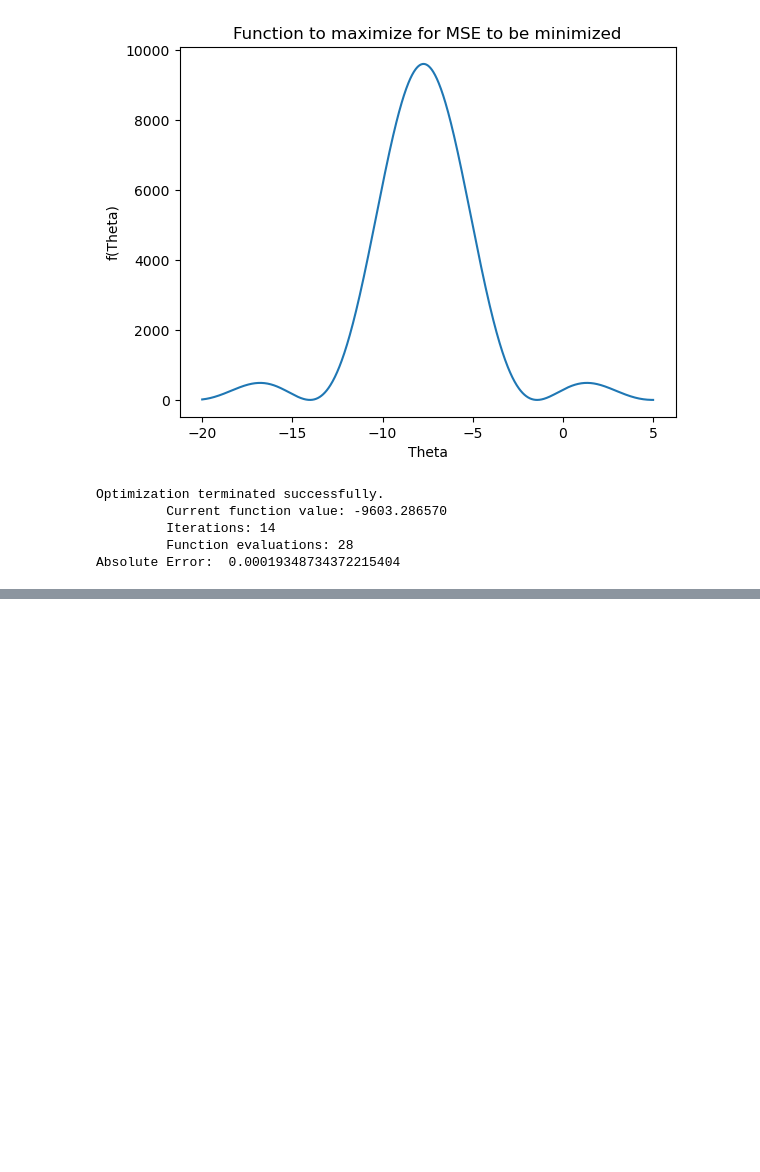
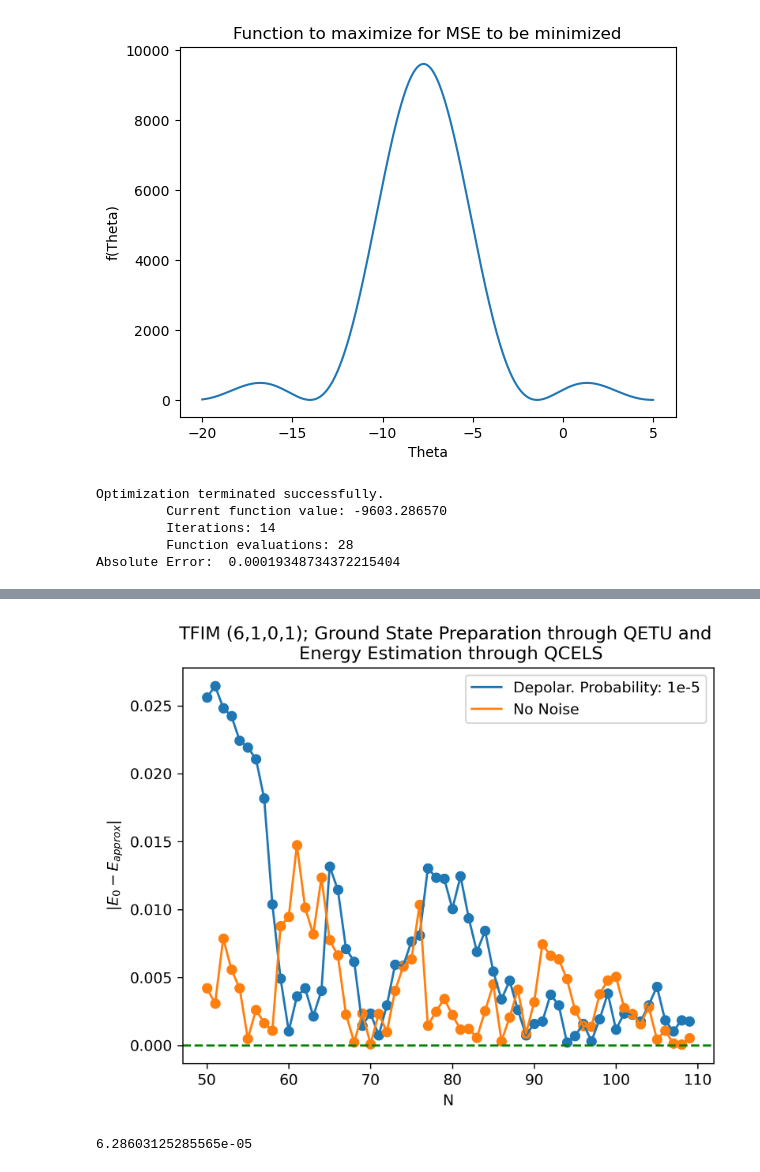
Before and after one commit to erenaykrcn/qetu, a Jupyter notebook: examples/QPE/QPE-Compact.ipynb, the cells around one changed output, grey strips where cells are left out. Saved outputs shown, nothing was run; the diff lists cells and outputs as text; code cells hidden in the pictures; blank space fills up the shorter version.

```diff
--- a/examples/QPE/QPE-Compact.ipynb
+++ b/examples/QPE/QPE-Compact.ipynb
@@ -341,0 +462,27 @@ Optimization terminated successfully.
+# %%
+import matplotlib as mpl
+mpl.rcParams['figure.dpi'] = 300
+
+plt.xlabel("N")
+plt.ylabel(r"$ |E_{0} - E_{approx}| $")
+plt.title("TFIM (6,1,0,1); Ground State Preparation through QETU and \n Energy Estimation through QCELS")
+#plt.plot(N[30:], errs_e3[30:], label="Depolar. Probability: 1e-3")
+#plt.plot(N[20:-15], errs_e4[20:-15], label="Depolar. Probability: 1e-4")
+plt.plot(N[:-15], errs_e5[:-15], label="Depolar. Probability: 1e-5")
+plt.plot(N[:-15], errs[:-15], label="No Noise")
+plt.axhline(y=0, ls="--", color="green")
+
+#plt.scatter(N[30:], errs_e3[30:])
+#plt.scatter(N[20:-15], errs_e4[20:-15])
+plt.scatter(N[:-15], errs_e5[:-15])
+plt.scatter(N[:-15], errs[:-15])
+plt.legend()
+
+plt.savefig("../../theory/pdf/TFIM_6_QCELS_errors_magnified.pdf")
+# %% [output]
+[figure, added]
+# %%
+"""TFIM no noise lower bound"""
+errs[-17]
+# %% [output]
+6.28603125285565e-05
```
Also changed, not shown: parts of 26 cells of this notebook, 27 other files.
